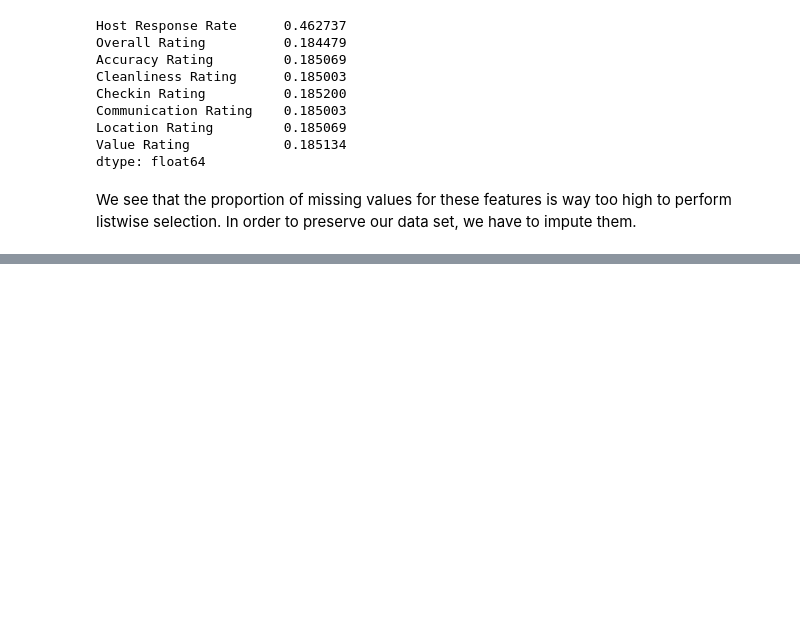
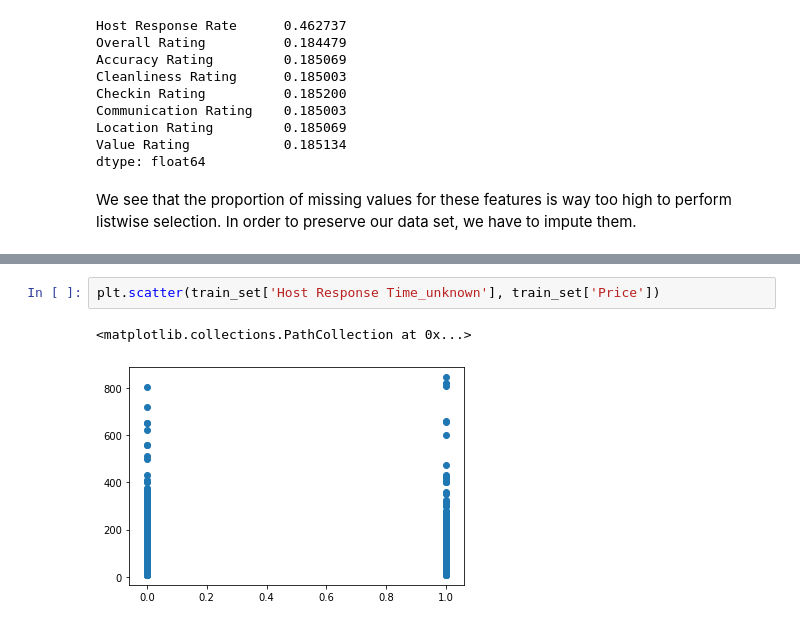
Before and after one commit to paulberard/airbnb-price-prediction-model, a Jupyter notebook: notebooks/paul/Airbnb-Price-Prediction-Paul.ipynb, the cells around one changed output, grey strips where cells are left out. Drawn from its saved outputs; the diff is of its cells as text; blank space fills up the shorter version.

```diff
--- a/notebooks/paul/Airbnb-Price-Prediction-Paul.ipynb
+++ b/notebooks/paul/Airbnb-Price-Prediction-Paul.ipynb
@@ -259,0 +556,5 @@ We see that the proportion of missing values for these features is way too high
+# %%
+plt.scatter(train_set['Host Response Time_unknown'], train_set['Price'])
+# %% [output]
+<matplotlib.collections.PathCollection at 0x...>
+[figure, added]
```
Also changed, not shown: parts of 37 cells of this notebook.
